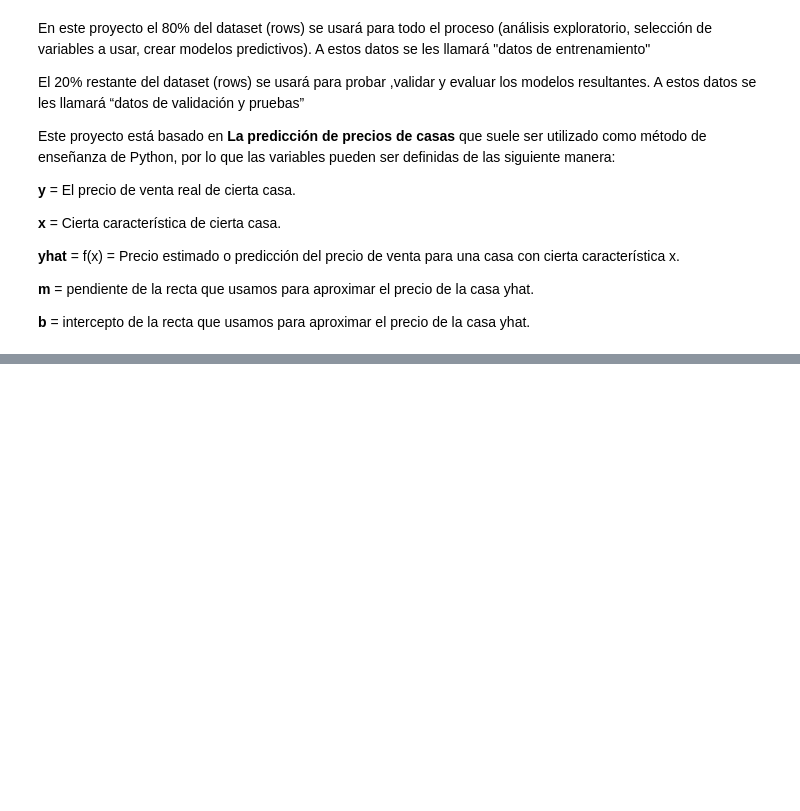
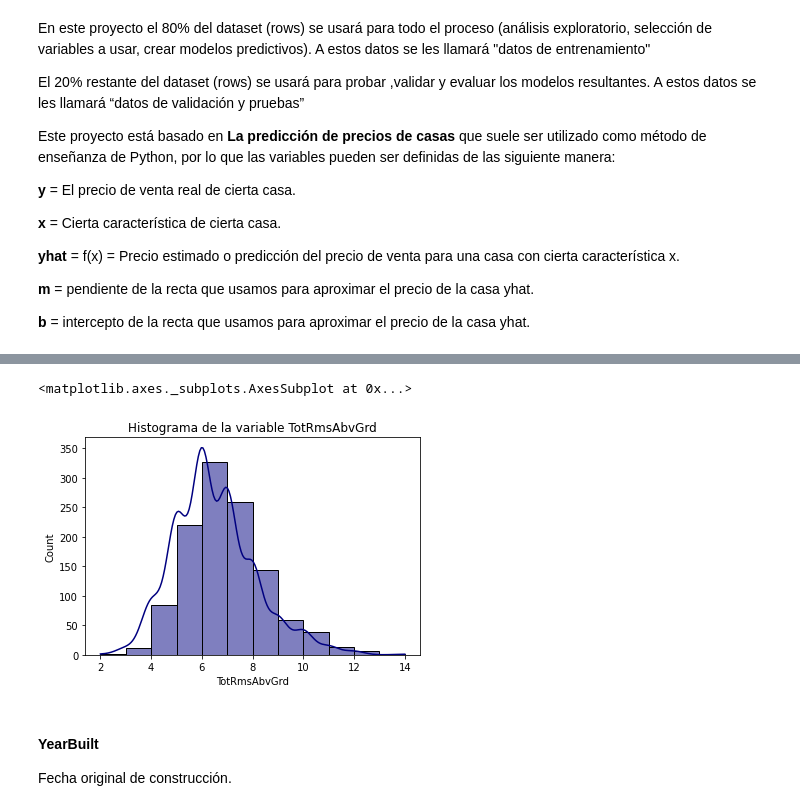
Before and after one commit to yurandirsantana/UniversidadGalileo2022, a Jupyter notebook: ProyectoFinal_DataScience/Proyecto_Final_Data_Science.ipynb, the cells around one changed output, grey strips where cells are left out. Saved outputs shown, nothing was run; the diff lists cells and outputs as text; code cells hidden in the pictures; blank space fills up the shorter version.

```diff
--- a/ProyectoFinal_DataScience/Proyecto_Final_Data_Science.ipynb
+++ b/ProyectoFinal_DataScience/Proyecto_Final_Data_Science.ipynb
@@ -81,0 +308,10 @@ Este proyecto está basado en **La predicción de precios de casas** que suele s
+# %%
+plt.title("Histograma de la variable TotRmsAbvGrd")
+sns.histplot(data = Table1 , x = 'TotRmsAbvGrd', color = 'navy', kde = True , binwidth = 1)
+# %% [output]
+<matplotlib.axes._subplots.AxesSubplot at 0x...>
+[figure, added]
+# %% [markdown]
+#### YearBuilt
+
+Fecha original de construcción.
```
Also changed, not shown: parts of 39 cells of this notebook.
